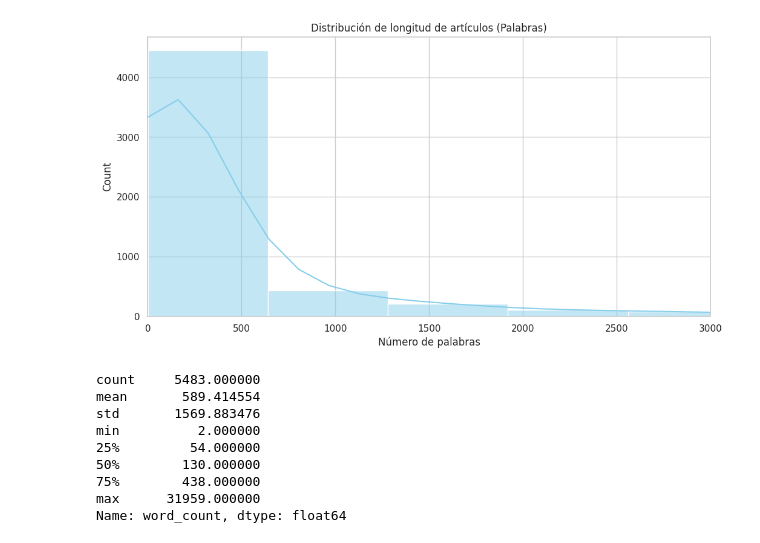
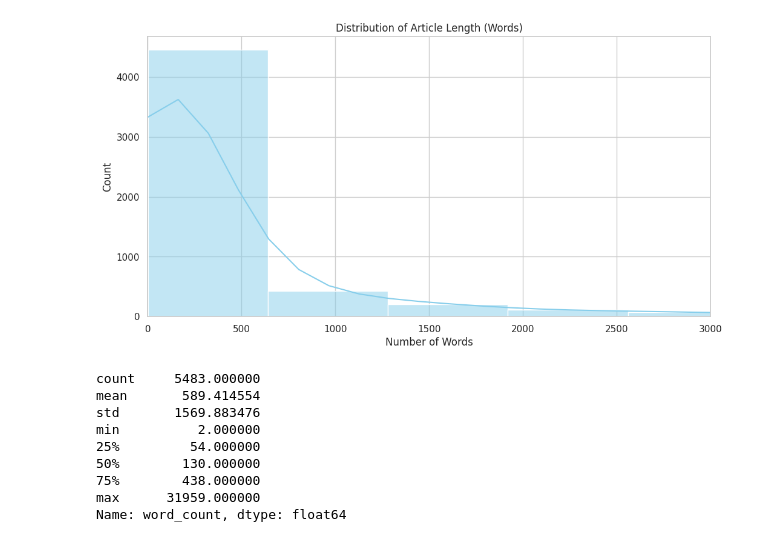
Before and after one commit to DiegoPaezA/got-rag-chatbot, a Jupyter notebook: notebook_experiments/01_data_analysis.ipynb, the cells around one changed output. Cells and saved outputs as stored; diff of their text form; code cells hidden in the pictures.

```diff
--- a/notebook_experiments/01_data_analysis.ipynb
+++ b/notebook_experiments/01_data_analysis.ipynb
@@ -186,19 +203,19 @@ if __name__ == "__main__":
 # %%
-# Calculamos la longitud aproximada en palabras
+# Calculate approximate word count
 df['word_count'] = df['content'].apply(lambda x: len(x.split()))
 
-# Histograma de longitud
+# Plot histogram of article length
 plt.figure(figsize=(12, 6))
 sns.histplot(df['word_count'], bins=50, kde=True, color="skyblue")
-plt.title("Distribución de longitud de artículos (Palabras)")
-plt.xlabel("Número de palabras")
-plt.xlim(0, 3000) # Limitamos visualmente para ver el grueso de datos
+plt.title("Distribution of Article Length (Words)")
+plt.xlabel("Number of Words")
+plt.xlim(0, 3000)
 plt.show()
 
-# Estadísticas clave
+# Display key statistics
 print(df['word_count'].describe())
 # %% [output]
-[figure, old version]
+[figure, new version]
 count     5483.000000
 mean       589.414554
 std       1569.883476
```
Also changed, not shown: parts of 12 cells of this notebook.
